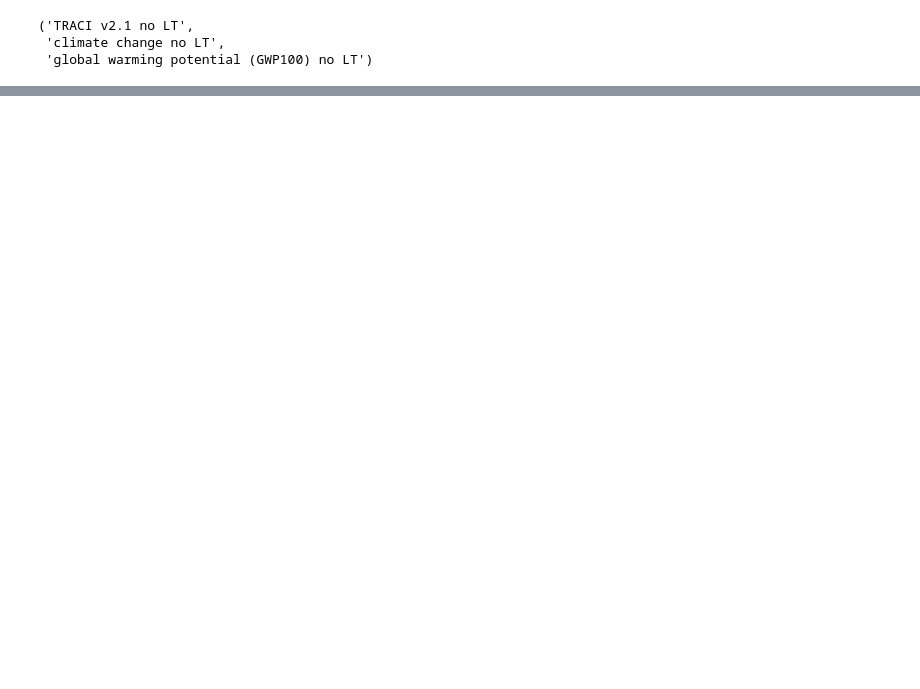
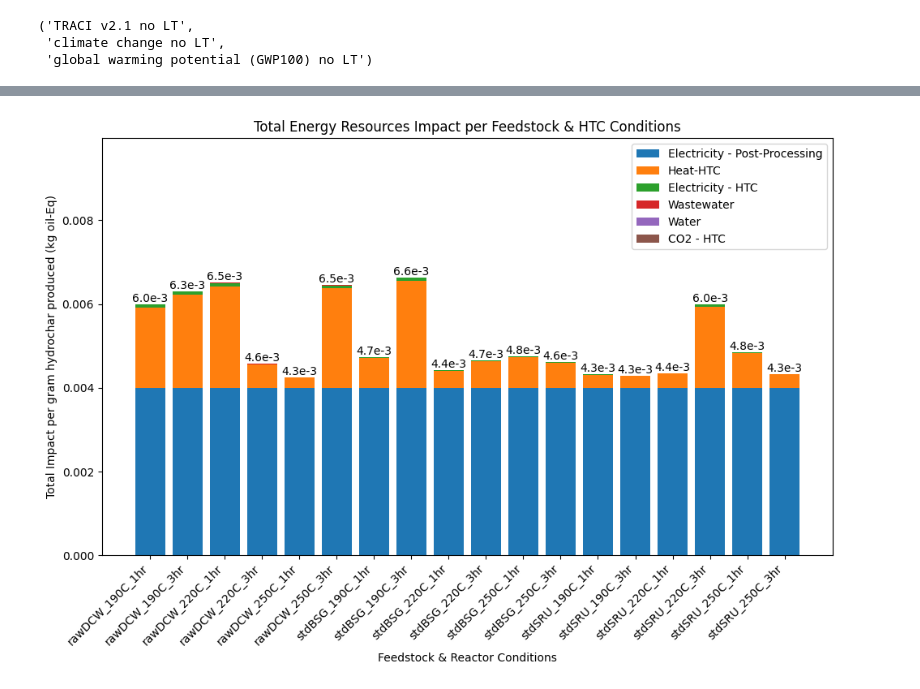
Before and after one commit to EME2-Lab/HTC-lab-exploratory, a Jupyter notebook: HTC-Uncertainty.ipynb, the cells around one changed output, grey strips where cells are left out. Cells and saved outputs as stored; diff of their text form; code cells hidden in the pictures; blank space fills up the shorter version.

```diff
--- a/HTC-Uncertainty.ipynb
+++ b/HTC-Uncertainty.ipynb
@@ -453,0 +637,4 @@ Percentage of total impact: 86.74%
+# %%
+plot_stacked_bar_impact(baseline_lcia_manager, 'energy_resources')
+# %% [output]
+[figure, added]
```
Also changed, not shown: parts of 42 cells of this notebook, 6 other files.
